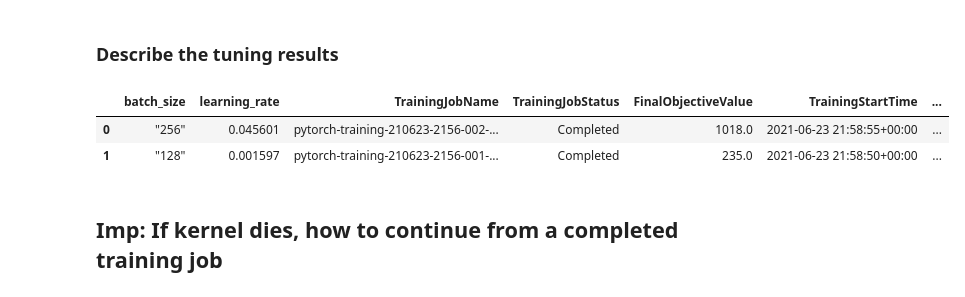
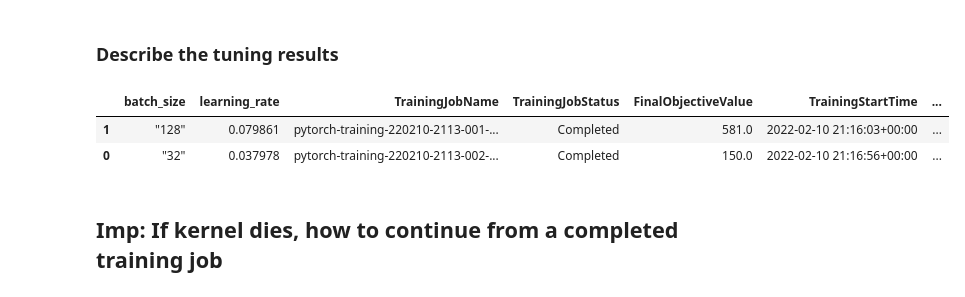
Before and after one commit to mluttmann/operationalizing_ml_on_sagemaker, a Jupyter notebook: train_and_deploy-solution.ipynb, the cells around one changed output. Saved outputs shown, nothing was run; the diff lists cells and outputs as text; code cells hidden in the pictures.

```diff
--- a/train_and_deploy-solution.ipynb
+++ b/train_and_deploy-solution.ipynb
@@ -74,16 +74,16 @@ tuner.fit({"training": f"s3://{bucket}/"})
 # %%
 from sagemaker.analytics import HyperparameterTuningJobAnalytics
 
 exp = HyperparameterTuningJobAnalytics(
-  hyperparameter_tuning_job_name='pytorch-training-210623-2156')
+  hyperparameter_tuning_job_name='pytorch-training-220210-2113')
 
 jobs = exp.dataframe()
 
 jobs.sort_values('FinalObjectiveValue', ascending=0)
 # %% [output]
 |  | batch_size | learning_rate | TrainingJobName | TrainingJobStatus | FinalObjectiveValue | TrainingStartTime | ... |
-| 0 | "256" | 0.045601 | pytorch-training-210623-2156-002-... | Completed | 1018.0 | 2021-06-23 21:58:55+00:00 | ... |
-| 1 | "128" | 0.001597 | pytorch-training-210623-2156-001-... | Completed | 235.0 | 2021-06-23 21:58:50+00:00 | ... |
+| 1 | "128" | 0.079861 | pytorch-training-220210-2113-001-... | Completed | 581.0 | 2022-02-10 21:16:03+00:00 | ... |
+| 0 | "32" | 0.037978 | pytorch-training-220210-2113-002-... | Completed | 150.0 | 2022-02-10 21:16:56+00:00 | ... |
 # %% [markdown]
 ## Imp: If kernel dies, how to continue from a completed training job
 # %%
```
Also changed, not shown: parts of 13 cells of this notebook, 8 other files.
